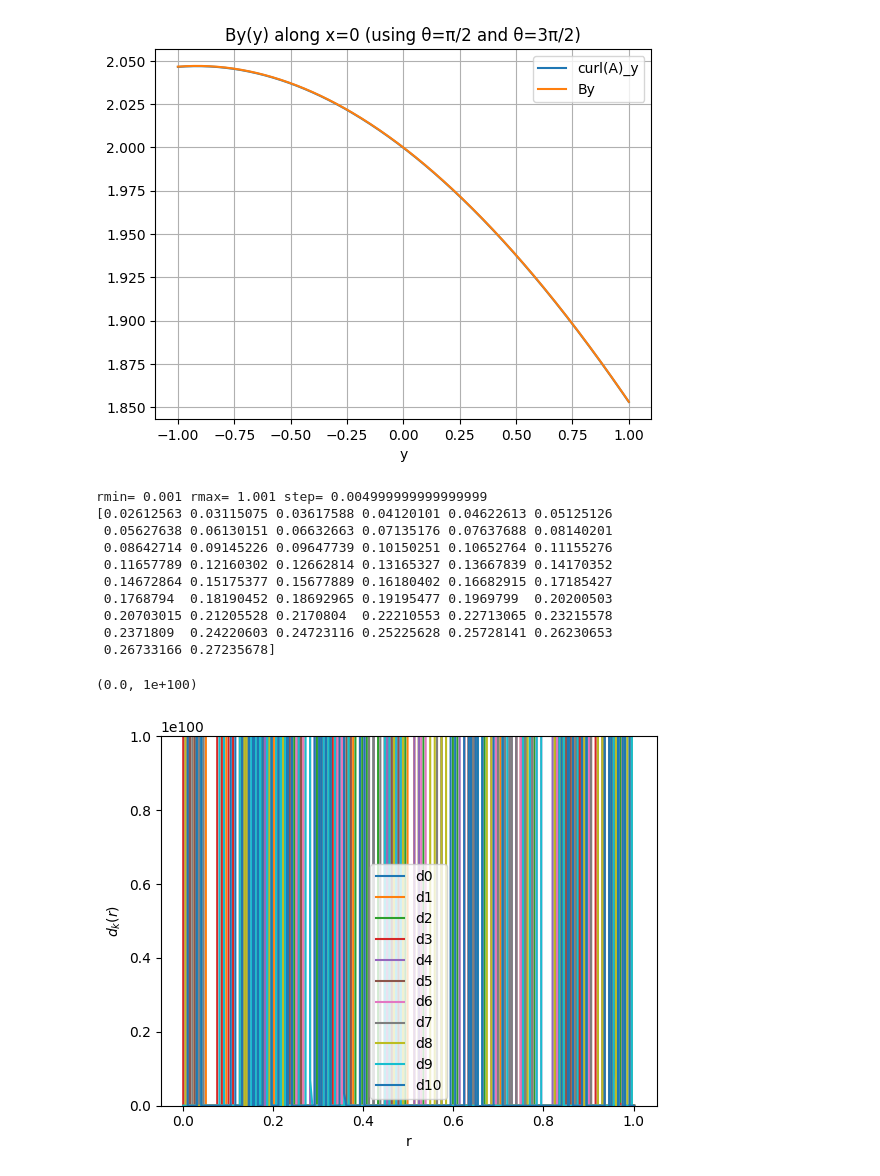
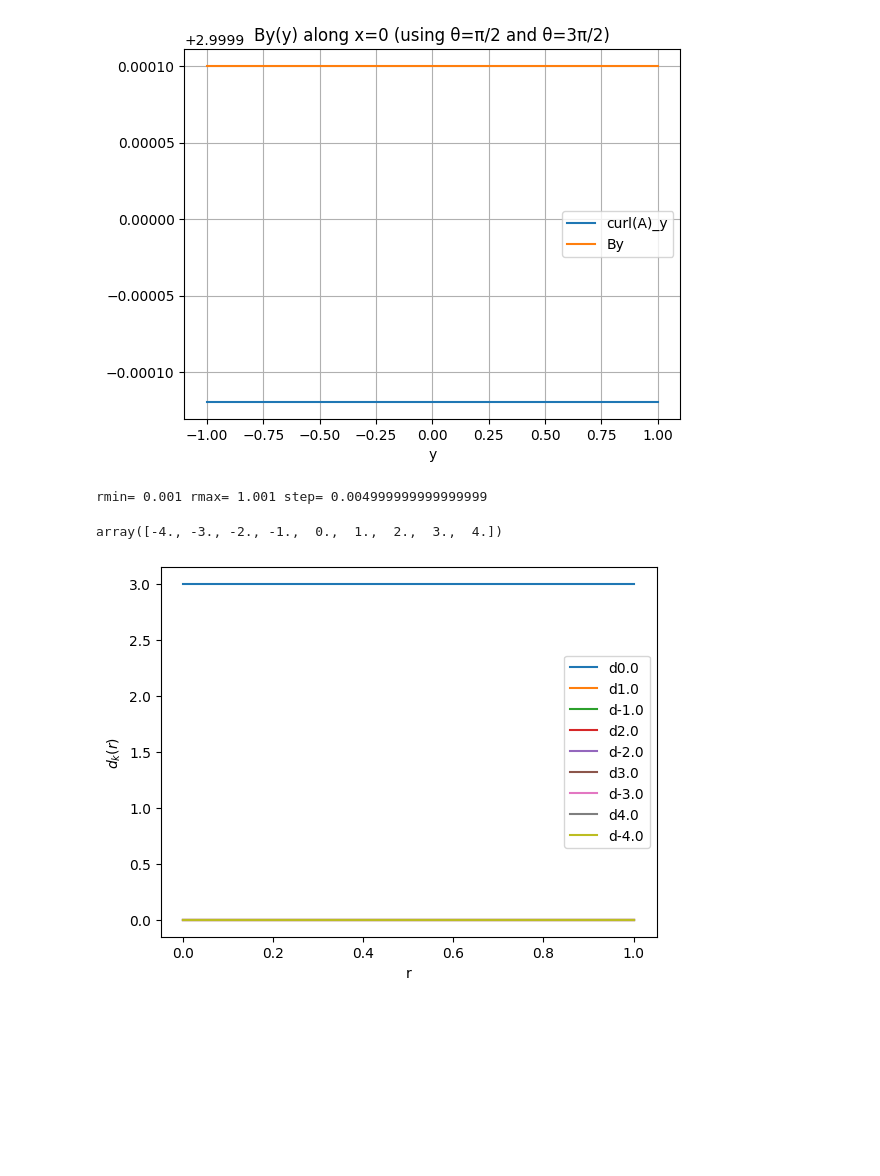
Before and after one commit to marcoliniF/bpmeth, a Jupyter notebook: preliminaryTrials/2.3abphiBABab_roundmeshgrid.ipynb, the cells around one changed output. Cells and saved outputs as stored; diff of their text form; code cells hidden in the pictures; blank space fills up the shorter version.

```diff
--- a/preliminaryTrials/2.3abphiBABab_roundmeshgrid.ipynb
+++ b/preliminaryTrials/2.3abphiBABab_roundmeshgrid.ipynb
@@ -7,8 +7,8 @@ from sympy import lambdify
 from sympy.abc import x, y, s
 # %%
 #start from multipole coeefficients a_n(s)=a1,a2,... and b_n(s)
-a_coeffs = [0.5, 0.1, 0.01, 0.02]
-b_coeffs = [2, 1, 0.1, 0.02]
+a_coeffs = [0,]
+b_coeffs = [3,]
 #get bpmeth opbject
 expansion=bpmeth.FieldExpansion(a=a_coeffs, b=b_coeffs)
 #expansion.plot_components()
@@ -228,45 +228,49 @@ plt.title("By(y) along x=0 (using θ=π/2 and θ=3π/2)")
 plt.legend()
 plt.grid(True)
 # %% [output]
-[figure, old version]
+[figure, new version]
 # %%
 print("rmin=", rmin, "rmax=", rmax, "step=",(rmax-rmin)/nr)
-print(rr[5:55])
+nk=4
+np.linspace(-nk,nk,2*nk+1)
 # %% [output]
 rmin= 0.001 rmax= 1.001 step= 0.004999999999999999
-[0.02612563 0.03115075 0.03617588 0.04120101 0.04622613 0.05125126
- 0.05627638 0.06130151 0.06632663 0.07135176 0.07637688 0.08140201
- 0.08642714 0.09145226 0.09647739 0.10150251 0.10652764 0.11155276
- 0.11657789 0.12160302 0.12662814 0.13165327 0.13667839 0.14170352
- 0.14672864 0.15175377 0.15677889 0.16180402 0.16682915 0.17185427
- 0.1768794  0.18190452 0.18692965 0.19195477 0.1969799  0.20200503
- 0.20703015 0.21205528 0.2170804  0.22210553 0.22713065 0.23215578
- 0.2371809  0.24220603 0.24723116 0.25225628 0.25728141 0.26230653
- 0.26733166 0.27235678]
+array([-4., -3., -2., -1.,  0.,  1.,  2.,  3.,  4.])
 # %%
 def rt2xy(r,theta):
-    return r*np.cos(theta),r*np.sin(theta)
-s_fixed=ss[25]
+    return r*np.cos(theta),r*np.sin(theta) #cartesian positions of points on which i have the field B_func
+sindex=25
+s_fixed=ss[sindex]
+nk=4 #maximum abs of k
 def ByiBx(x, y):#analytical definition of By + i*Bx at s=s_fixed
     return By_func(x, y, s_fixed) + 1j * Bx_func(x, y, s_fixed)
-def myharmonics(ByiBx,rmin,rmax,nr,nk=5,ntheta=102):
-    rr=np.linspace(rmin,rmax,nr)
-    out=np.empty((len(rr),nk*2+1),dtype=complex)
-    theta=np.arange(ntheta)/ntheta*2*np.pi
-    for ir,r in enumerate(rr):
-      x,y=rt2xy(r,theta)
-      b=ByiBx(x,y)
-      d=np.fft.fft(b)/ntheta
-      out[ir,0]=d[0]
-    return out
-dofr=myharmonics(ByiBx=ByiBx, rmin=rmin, rmax=rmax, nr=nr)
+rr=np.linspace(rmin,rmax,nr)
 
-for ki in range(11):
-  plt.plot(rarr[:,0,25],dofr[:,ki], label='d'+str(ki))
+def dkharmonics(ByiBx,rr=rr,nk=nk,ntheta=102):
+   #radial positions
+  out=np.empty((len(rr),2*nk+1),dtype=complex) #prepare to store dk's as functions of r0
+  theta=np.arange(ntheta)/ntheta*2*np.pi
+  for ir,r in enumerate(rr):
+    x,y=rt2xy(r,theta)
+    b=ByiBx(x,y)
+    d=np.fft.fft(b)/ntheta #discrete fourier coefficients: dk at this r0
+    out[ir,0]=d[0]#k=0
+    out[ir,1::2]=d[1:nk+1] #first "fourier frequencies" are for positive k, stored in odd indexes
+    out[ir,2::2]=d[ntheta:ntheta-nk-1:-1]#the last ones are for negative frequencies (take them in reverse order), stored in even indexes
+  return out
+
+dkofr=dkharmonics(ByiBx=ByiBx, rr=rr)
+#plot dk(r)
+for ki in range(2*nk+1):
+  if ki % 2 != 0: #odd array indexes are storing positive k's
+    plt.plot(rarr[:,0,sindex], dkofr[:,ki], label='d'+str((ki+1)/2))
+  else:#even idexes->negative k's
+    plt.plot(rarr[:,0,sindex], dkofr[:,ki], label='d'+str(-ki/2))
+
 plt.xlabel('r')
 plt.ylabel('$d_k(r)$')
+#plt.plot(rarr[:,0,sindex],dkofr[:,4], label='ppp')
 plt.legend()
-plt.ylim((0,1e100))
+plt.show()
 # %% [output]
-(0.0, 1e+100)
-[figure, old version]
+[figure, new version]
```
Also changed, not shown: parts of 9 cells of this notebook, 1 other file.
